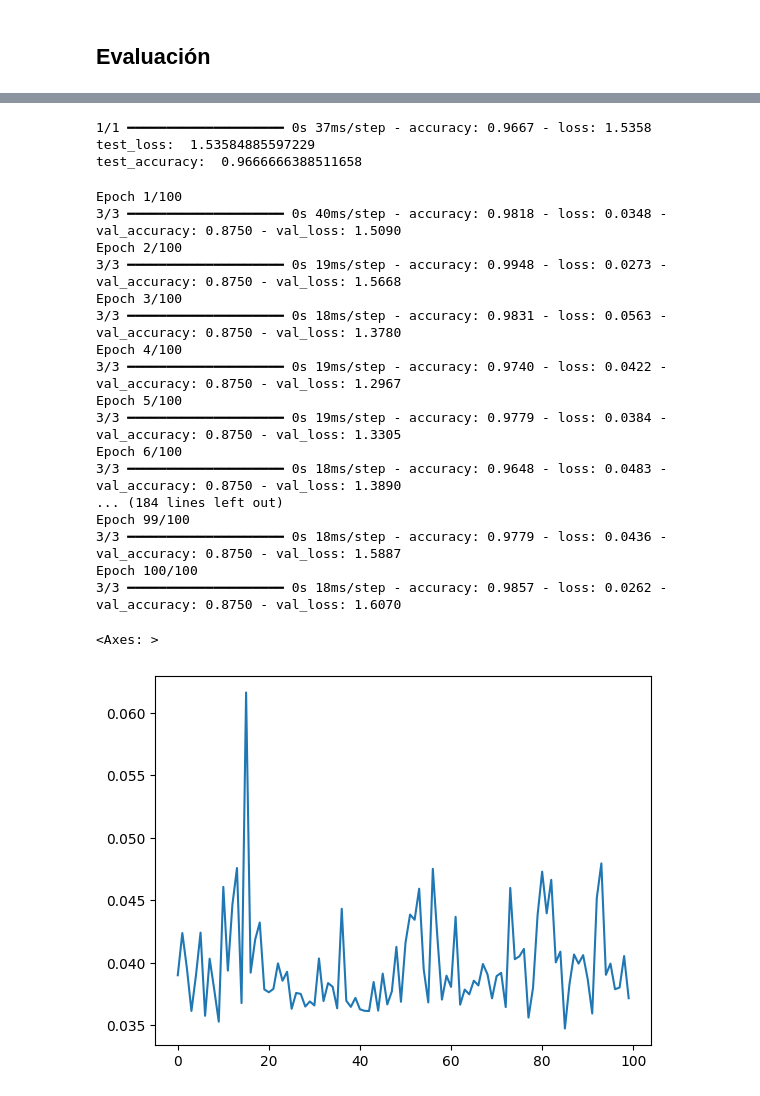
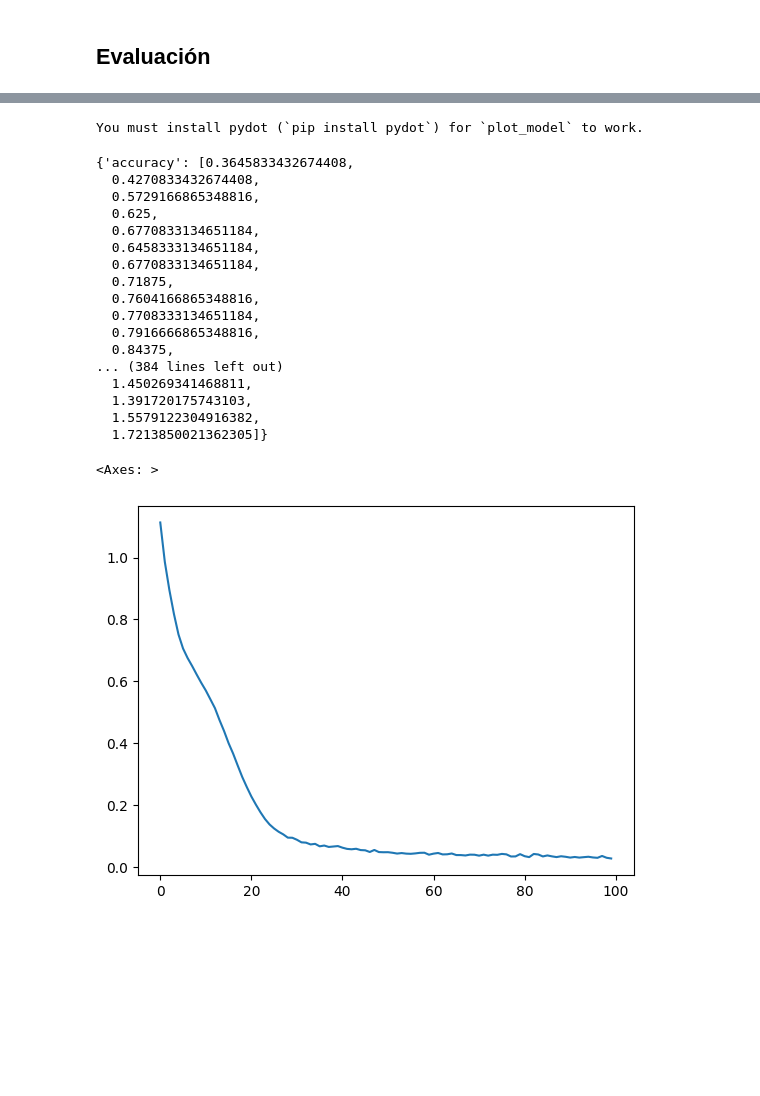
Before and after one commit to fjzamora93/Data-Analytics-with-python-2024, a Jupyter notebook: iris/template_clasification.ipynb, the cells around one changed output, grey strips where cells are left out. Drawn from its saved outputs; the diff is of its cells as text; code cells hidden in the pictures; blank space fills up the shorter version.

```diff
--- a/iris/template_clasification.ipynb
+++ b/iris/template_clasification.ipynb
@@ -586,9 +539,10 @@ En esta fase procedemos directamente a entrenar el modelo teniendo en cuenta los
 #TODO SELECCIONA la X y la y originales, no vayas a liar un pifostio
 label_encoder = LabelEncoder()
 
+df.rename(columns={'species': 'target'}, inplace=True)
 
-X = df.drop(['species'], axis=1)
-y = label_encoder.fit_transform(df['species'])
+X = df.drop(['target'], axis=1)
+y = label_encoder.fit_transform(df['target'])
 X_train, X_test, y_train, y_test = train_test_split(X, y, test_size=0.2, random_state=42)
 
 
@@ -735,7 +689,7 @@ Para utilizar una red neuronal, sigue los siguientes pasos:
 # %%
 kr = tf.keras
 
-keras_model = kr.Sequential([
+keras_model_clas = kr.Sequential([
      kr.layers.Dense(10, activation='relu'),
     kr.layers.Dense(5, activation='relu'),
     kr.layers.Dense(5, activation='relu'),
@@ -748,11 +702,11 @@ X_train.shape
 # %% [output]
 (120, 4)
 # %%
-keras_model.compile(optimizer=kr.optimizers.Adam(learning_rate=0.01),
+keras_model_clas.compile(optimizer=kr.optimizers.Adam(learning_rate=0.01),
               loss=kr.losses.SparseCategoricalCrossentropy(from_logits=True),
               metrics=['accuracy']
               )
 # %%
-keras_model.fit(X_train_preprocessed, y_train, epochs=100, validation_split=0.2)
+keras_model_clas.fit(X_train_preprocessed, y_train, epochs=100, validation_split=0.2)
 # %% [output]
 Epoch 1/100
@@ -799,33 +733,32 @@ Model: "sequential_16"
-# %%
-test_loss, test_accuracy = keras_model.evaluate(X_test_preprocessed, y_test)
-print("test_loss: ", test_loss)
-print("test_accuracy: ", test_accuracy)
-# %% [output]
-1/1 ━━━━━━━━━━━━━━━━━━━━ 0s 37ms/step - accuracy: 0.9667 - loss: 1.5358
-test_loss:  1.53584885597229
-test_accuracy:  0.9666666388511658
+# %%
+
+kr.utils.plot_model(keras_model_clas, show_shapes=True)
+# %% [output]
+You must install pydot (`pip install pydot`) for `plot_model` to work.
+# %%
+keras_model_clas.history.history
+# %% [output]
+{'accuracy': [0.3645833432674408,
+  0.4270833432674408,
+  0.5729166865348816,
+  0.625,
+  0.6770833134651184,
+  0.6458333134651184,
+  0.6770833134651184,
+  0.71875,
+  0.7604166865348816,
+  0.7708333134651184,
+  0.7916666865348816,
+  0.84375,
+... (384 lines left out)
+  1.450269341468811,
+  1.391720175743103,
+  1.5579122304916382,
+  1.7213850021362305]}
 # %%
-history = keras_model.fit(X_train_preprocessed, y_train, epochs=100, validation_split=0.2)
-mse = history.history['loss']
+mse = keras_model_clas.history.history['loss']
 sns.lineplot(x=range(len(mse)), y=mse)
 # %% [output]
-Epoch 1/100
-3/3 ━━━━━━━━━━━━━━━━━━━━ 0s 40ms/step - accuracy: 0.9818 - loss: 0.0348 - val_accuracy: 0.8750 - val_loss: 1.5090
-Epoch 2/100
-3/3 ━━━━━━━━━━━━━━━━━━━━ 0s 19ms/step - accuracy: 0.9948 - loss: 0.0273 - val_accuracy: 0.8750 - val_loss: 1.5668
-Epoch 3/100
-3/3 ━━━━━━━━━━━━━━━━━━━━ 0s 18ms/step - accuracy: 0.9831 - loss: 0.0563 - val_accuracy: 0.8750 - val_loss: 1.3780
-Epoch 4/100
-3/3 ━━━━━━━━━━━━━━━━━━━━ 0s 19ms/step - accuracy: 0.9740 - loss: 0.0422 - val_accuracy: 0.8750 - val_loss: 1.2967
-Epoch 5/100
-3/3 ━━━━━━━━━━━━━━━━━━━━ 0s 19ms/step - accuracy: 0.9779 - loss: 0.0384 - val_accuracy: 0.8750 - val_loss: 1.3305
-Epoch 6/100
-3/3 ━━━━━━━━━━━━━━━━━━━━ 0s 18ms/step - accuracy: 0.9648 - loss: 0.0483 - val_accuracy: 0.8750 - val_loss: 1.3890
-... (184 lines left out)
-Epoch 99/100
-3/3 ━━━━━━━━━━━━━━━━━━━━ 0s 18ms/step - accuracy: 0.9779 - loss: 0.0436 - val_accuracy: 0.8750 - val_loss: 1.5887
-Epoch 100/100
-3/3 ━━━━━━━━━━━━━━━━━━━━ 0s 18ms/step - accuracy: 0.9857 - loss: 0.0262 - val_accuracy: 0.8750 - val_loss: 1.6070
+<Axes: >
-<Axes: >
-[figure, old version]
+[figure, new version]
 # %%
```
Also changed, not shown: parts of 26 cells of this notebook, 1 other file.
